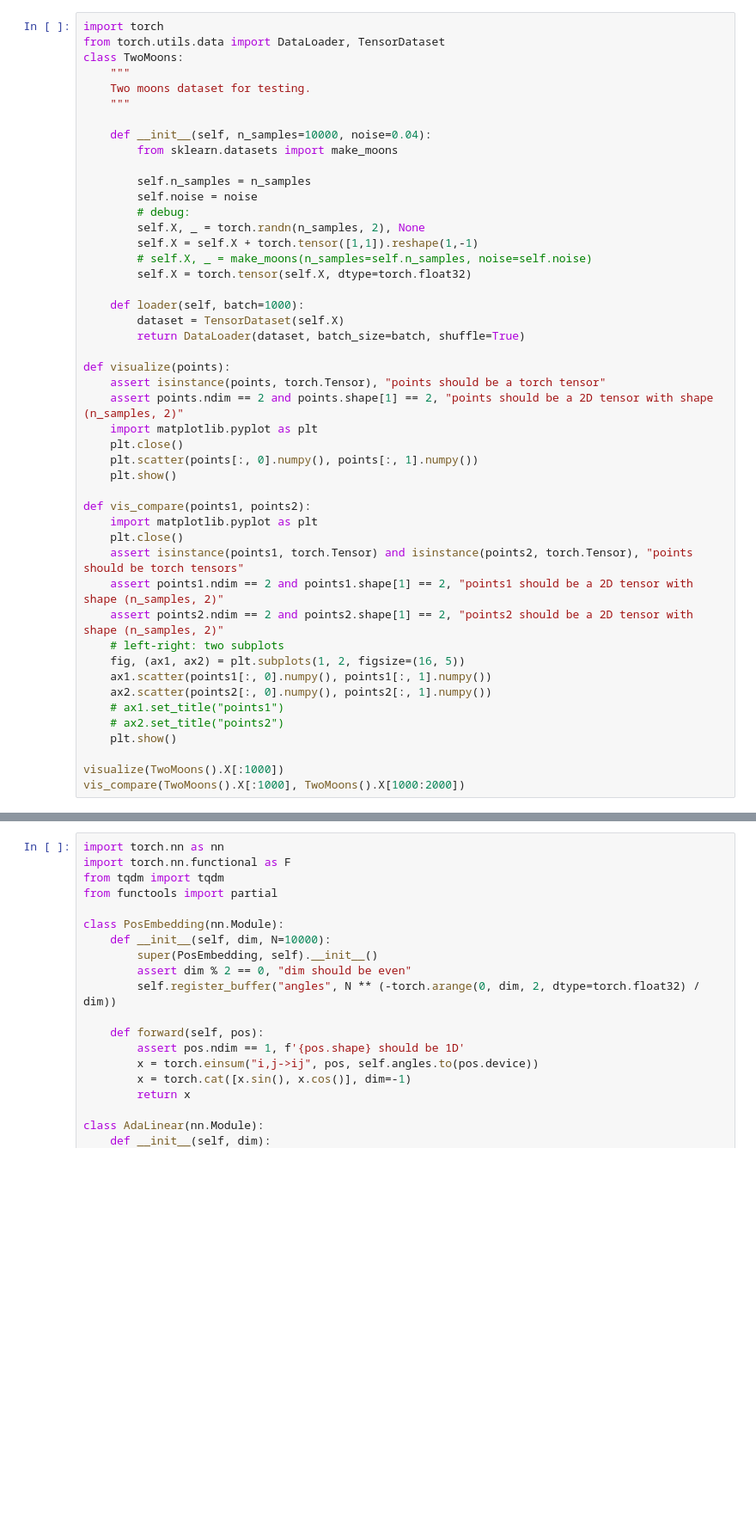
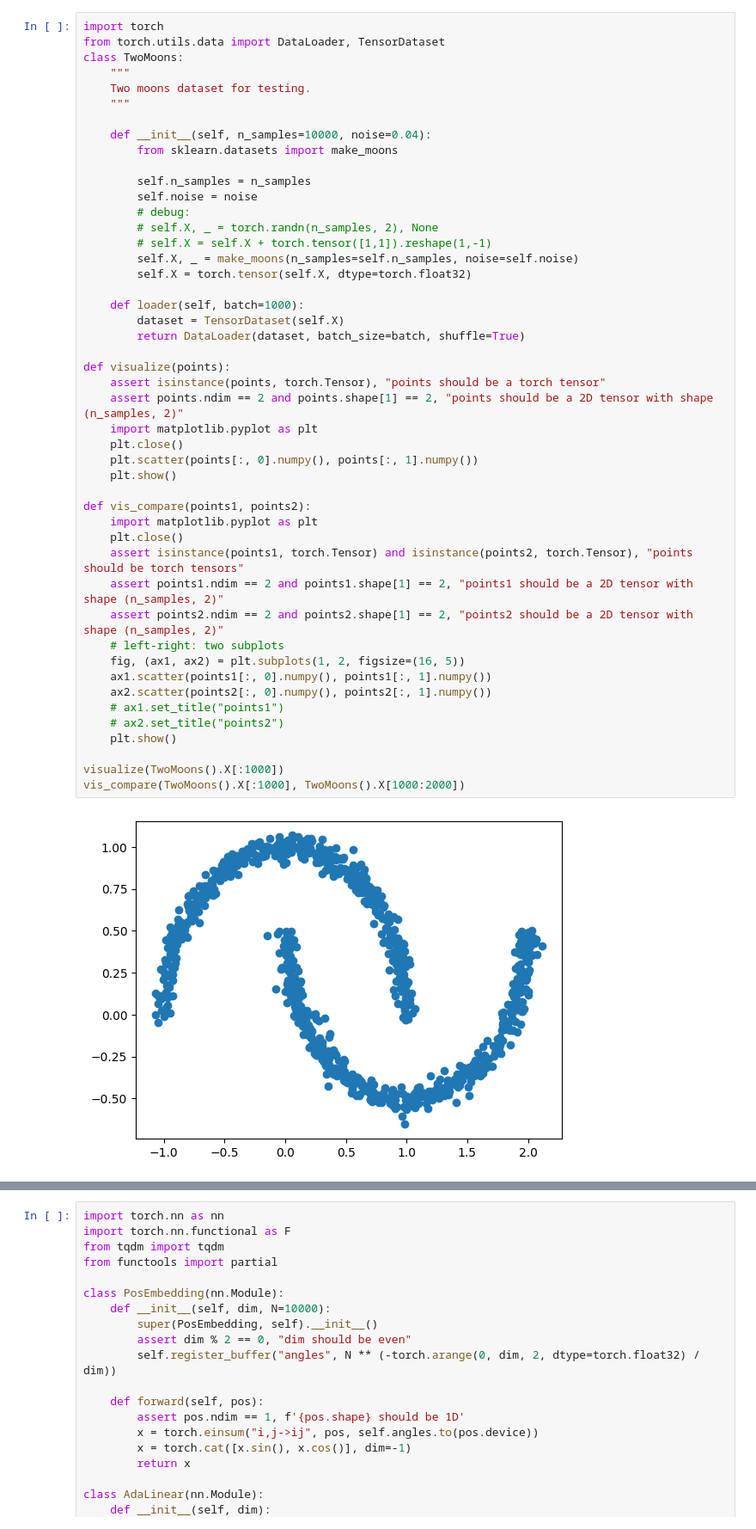
Before and after one commit to Hope7Happiness/fm_toy, a Jupyter notebook: main.ipynb, the cells around one changed output, grey strips where cells are left out. Shown at 86% size. Cells and saved outputs as stored; diff of their text form; blank space fills up the shorter version.

```diff
--- a/main.ipynb
+++ b/main.ipynb
@@ -12,36 +12,38 @@ class TwoMoons:
         self.n_samples = n_samples
         self.noise = noise
         # debug:
-        self.X, _ = torch.randn(n_samples, 2), None
-        self.X = self.X + torch.tensor([1,1]).reshape(1,-1)
-        # self.X, _ = make_moons(n_samples=self.n_samples, noise=self.noise)
+        # self.X, _ = torch.randn(n_samples, 2), None
+        # self.X = self.X + torch.tensor([1,1]).reshape(1,-1)
+        self.X, _ = make_moons(n_samples=self.n_samples, noise=self.noise)
         self.X = torch.tensor(self.X, dtype=torch.float32)
 
     def loader(self, batch=1000):
         dataset = TensorDataset(self.X)
         return DataLoader(dataset, batch_size=batch, shuffle=True)
 
 def visualize(points):
     assert isinstance(points, torch.Tensor), "points should be a torch tensor"
     assert points.ndim == 2 and points.shape[1] == 2, "points should be a 2D tensor with shape (n_samples, 2)"
     import matplotlib.pyplot as plt
     plt.close()
     plt.scatter(points[:, 0].numpy(), points[:, 1].numpy())
     plt.show()
 
 def vis_compare(points1, points2):
     import matplotlib.pyplot as plt
     plt.close()
     assert isinstance(points1, torch.Tensor) and isinstance(points2, torch.Tensor), "points should be torch tensors"
     assert points1.ndim == 2 and points1.shape[1] == 2, "points1 should be a 2D tensor with shape (n_samples, 2)"
     assert points2.ndim == 2 and points2.shape[1] == 2, "points2 should be a 2D tensor with shape (n_samples, 2)"
     # left-right: two subplots
     fig, (ax1, ax2) = plt.subplots(1, 2, figsize=(16, 5))
     ax1.scatter(points1[:, 0].numpy(), points1[:, 1].numpy())
     ax2.scatter(points2[:, 0].numpy(), points2[:, 1].numpy())
     # ax1.set_title("points1")
     # ax2.set_title("points2")
     plt.show()
 
 visualize(TwoMoons().X[:1000])
 vis_compare(TwoMoons().X[:1000], TwoMoons().X[1000:2000])
+# %% [output]
+[figure, added]
```
Also changed, not shown: parts of 3 cells of this notebook.
